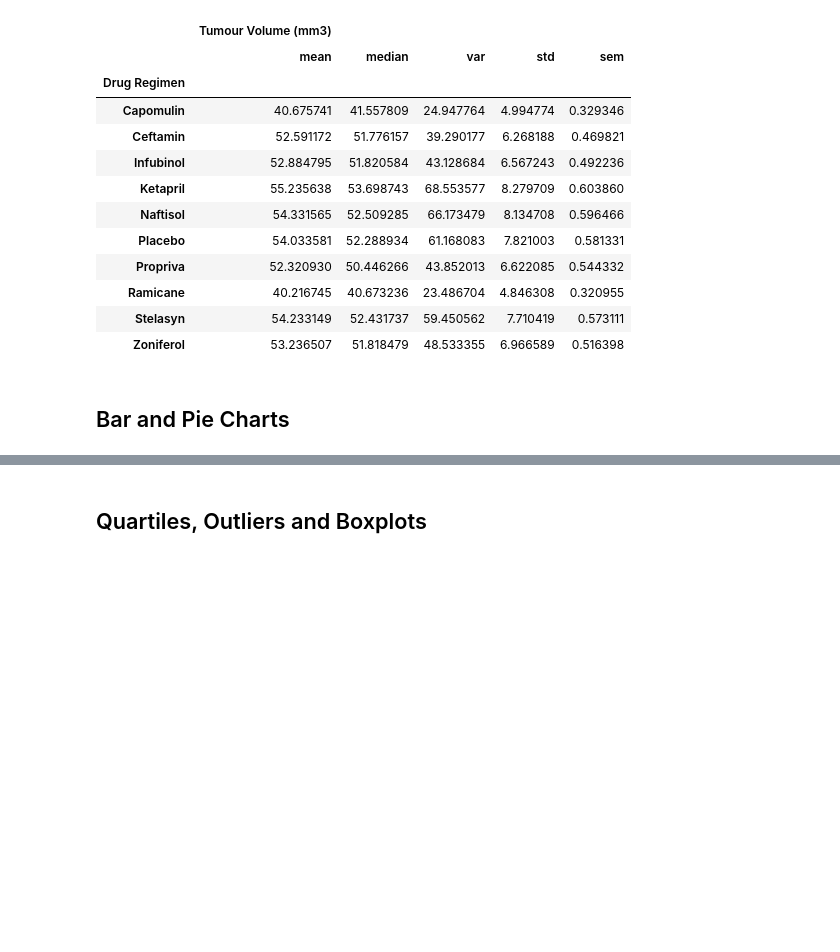
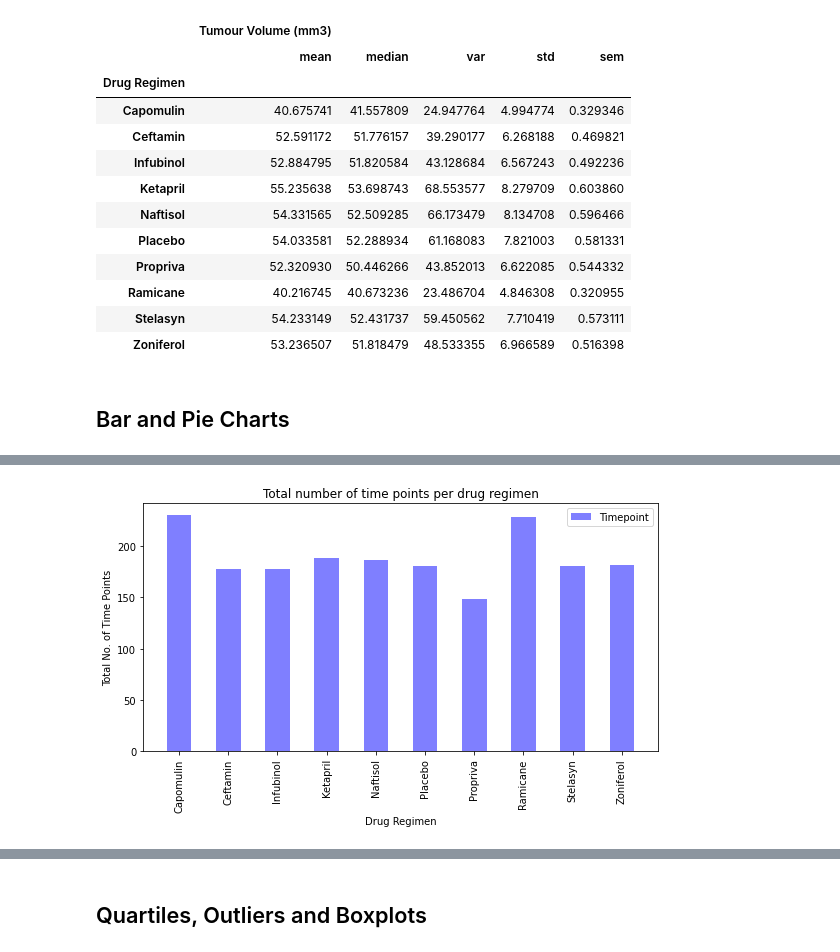
Before and after one commit to joshmartin33/matplotlib-challenge, a Jupyter notebook: pymaceuticals.ipynb, the cells around one changed output, grey strips where cells are left out. Drawn from its saved outputs; the diff is of its cells as text; code cells hidden in the pictures; blank space fills up the shorter version.

```diff
--- a/pymaceuticals.ipynb
+++ b/pymaceuticals.ipynb
@@ -143,0 +166,28 @@ agg_summary_df
+# %%
+# Generate a bar plot showing the total number of timepoints for all mice tested for each drug regimen using pyplot.
+# Create series for x and y axis
+x_axis = np.arange(clean_mouse_study_df["Drug Regimen"].nunique())
+y_axis = clean_mouse_study_df.groupby("Drug Regimen")["Timepoint"].count()
+
+
+# generate bar plot
+plt.figure(figsize=(8,5))
+plt.bar(x_axis, y_axis, color='b', alpha=0.5, align="center", width = 0.5)
+
+# Setup name list to update the names on x axis
+x_axis_names = sorted(clean_mouse_study_df["Drug Regimen"].unique())
+plt.xticks(x_axis, x_axis_names, rotation="vertical")
+
+
+# Add labels, setup legend label list and add legend
+plt.title("Total number of time points per drug regimen")
+plt.xlabel("Drug Regimen")
+plt.ylabel("Total No. of Time Points")
+time_points = ["Timepoint"]
+plt.legend(labels = time_points, loc= "upper right")
+
+
+plt.tight_layout()
+plt.show()
+# %% [output]
+[figure, added]
```
Also changed, not shown: parts of 14 cells of this notebook.
